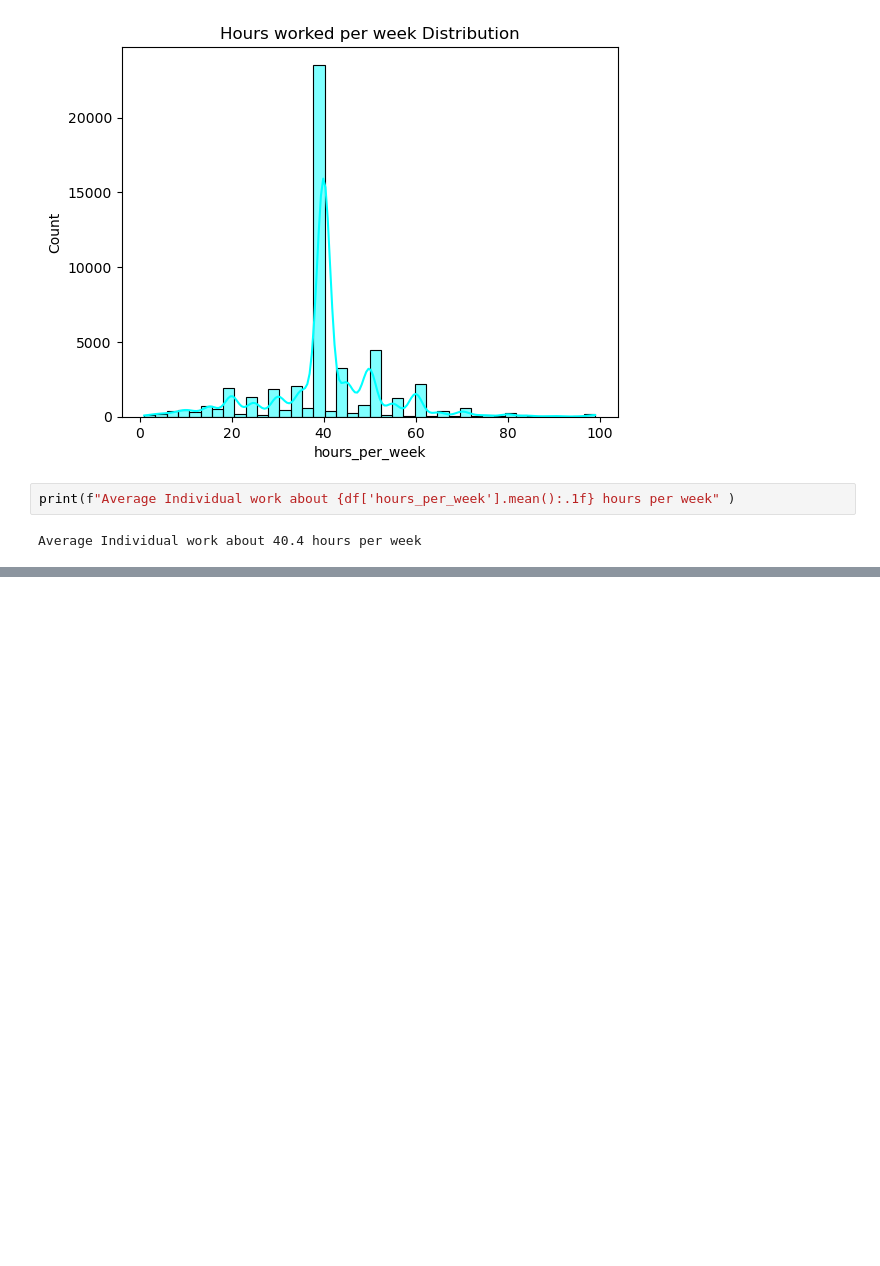
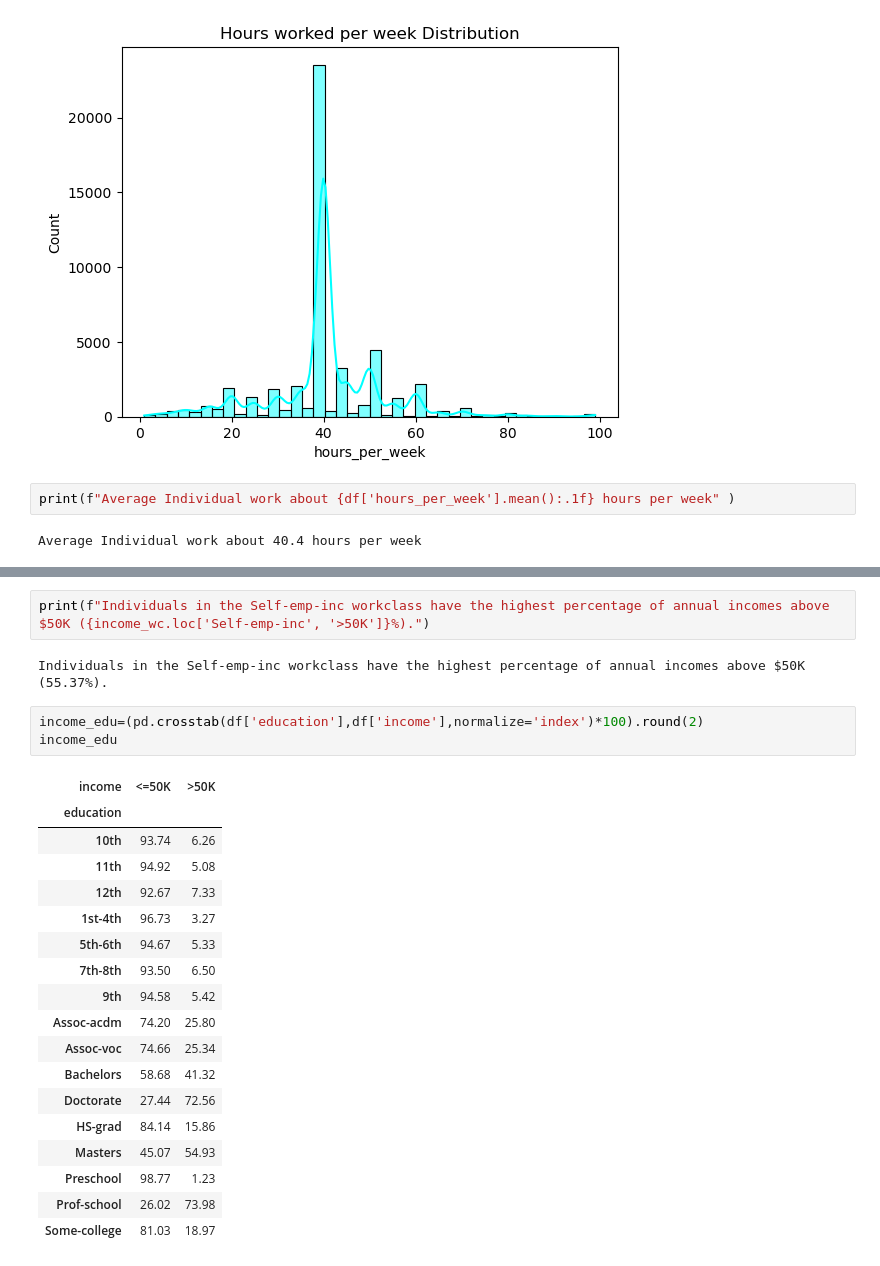
Before and after one commit to himashooo/Adult-Income, a Jupyter notebook: Adult Income.ipynb, the cells around one changed output, grey strips where cells are left out. Saved outputs shown, nothing was run; the diff lists cells and outputs as text; blank space fills up the shorter version.

```diff
--- a/Adult Income.ipynb
+++ b/Adult Income.ipynb
@@ -327,0 +368,26 @@ sns.countplot(x=df['income'])
+# %%
+print(f"Individuals in the Self-emp-inc workclass have the highest percentage of annual incomes above $50K ({income_wc.loc['Self-emp-inc', '>50K']}%).")
+# %% [output]
+Individuals in the Self-emp-inc workclass have the highest percentage of annual incomes above $50K (55.37%).
+# %%
+income_edu=(pd.crosstab(df['education'],df['income'],normalize='index')*100).round(2)
+income_edu
+# %% [output]
+| income | <=50K | >50K |
+| education |  |  |
+| 10th | 93.74 | 6.26 |
+| 11th | 94.92 | 5.08 |
+| 12th | 92.67 | 7.33 |
+| 1st-4th | 96.73 | 3.27 |
+| 5th-6th | 94.67 | 5.33 |
+| 7th-8th | 93.50 | 6.50 |
+| 9th | 94.58 | 5.42 |
+| Assoc-acdm | 74.20 | 25.80 |
+| Assoc-voc | 74.66 | 25.34 |
+| Bachelors | 58.68 | 41.32 |
+| Doctorate | 27.44 | 72.56 |
+| HS-grad | 84.14 | 15.86 |
+| Masters | 45.07 | 54.93 |
+| Preschool | 98.77 | 1.23 |
+| Prof-school | 26.02 | 73.98 |
+| Some-college | 81.03 | 18.97 |
```
Also changed, not shown: parts of 11 cells of this notebook.
